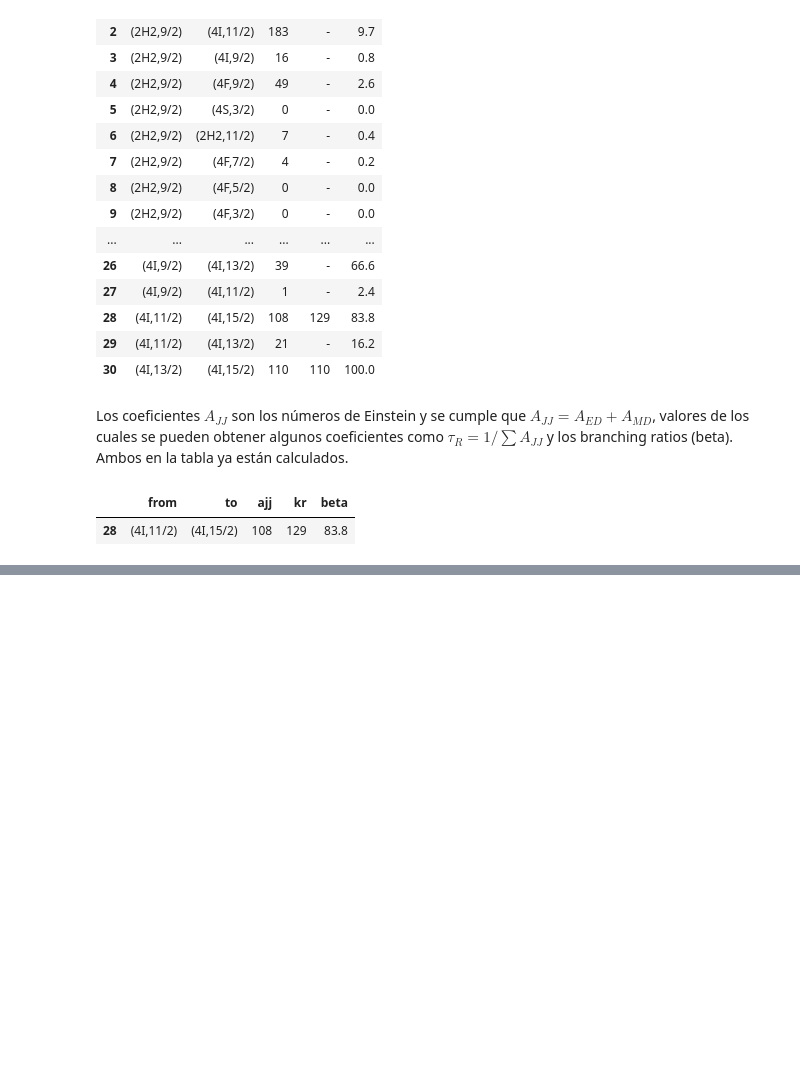
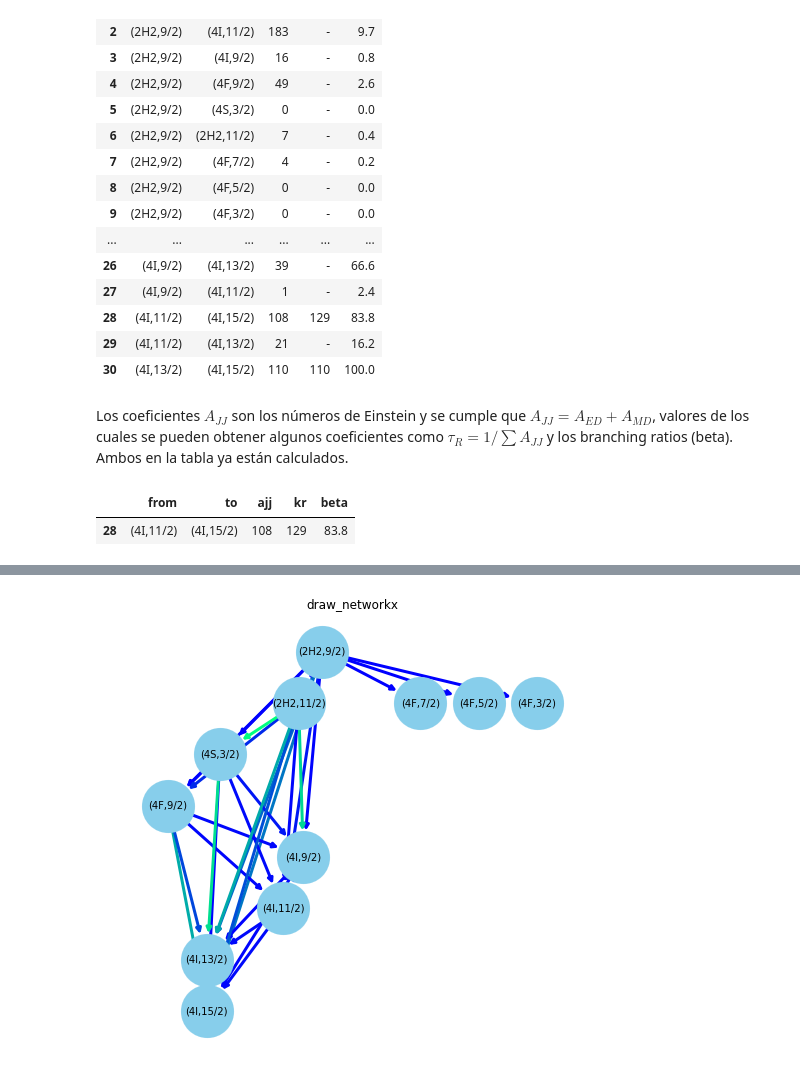
Before and after one commit to jubujjamer/pyucnp, a Jupyter notebook: notebooks/Energy levels.ipynb, the cells around one changed output, grey strips where cells are left out. Drawn from its saved outputs; the diff is of its cells as text; code cells hidden in the pictures; blank space fills up the shorter version.

```diff
--- a/notebooks/Energy levels.ipynb
+++ b/notebooks/Energy levels.ipynb
@@ -155,0 +163,14 @@ nx.draw(G, with_labels=True, node_color='skyblue',
+# %%
+write_dot(G,'test.dot')
+plt.figure(1,figsize=(8,8))
+my_cmap = plt.get_cmap('winter')
+
+
+# same layout using matplotlib with no labels
+plt.title('draw_networkx')
+pos = graphviz_layout(G, prog='dot')
+nx.draw(G, with_labels=True, node_color='skyblue',
+        node_size=2800, edge_color=tran_df['beta'], width=3.0,
+        edge_cmap=my_cmap, linewidths=.2, font_size=10, pos=pos)
+# %% [output]
+[figure, added]
```
Also changed, not shown: parts of 4 cells of this notebook, 2 other files.
